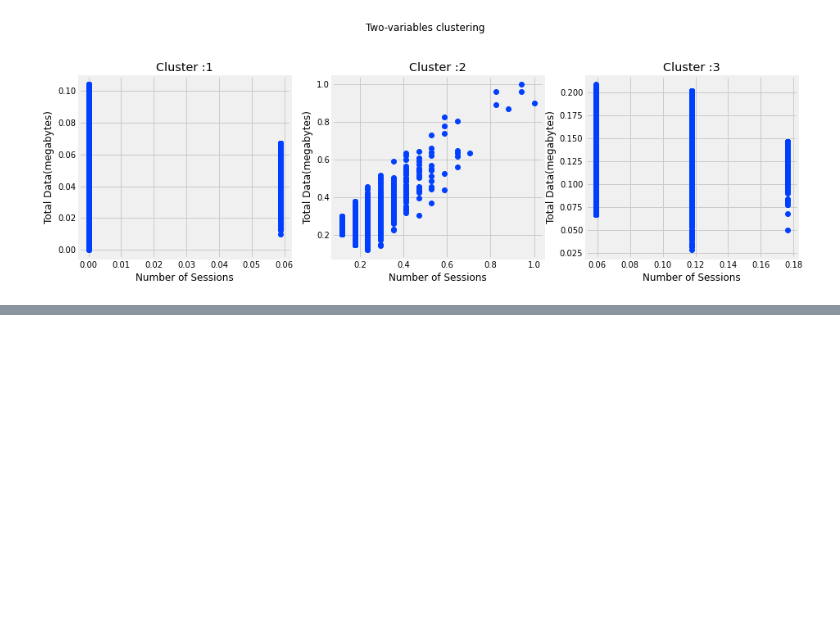
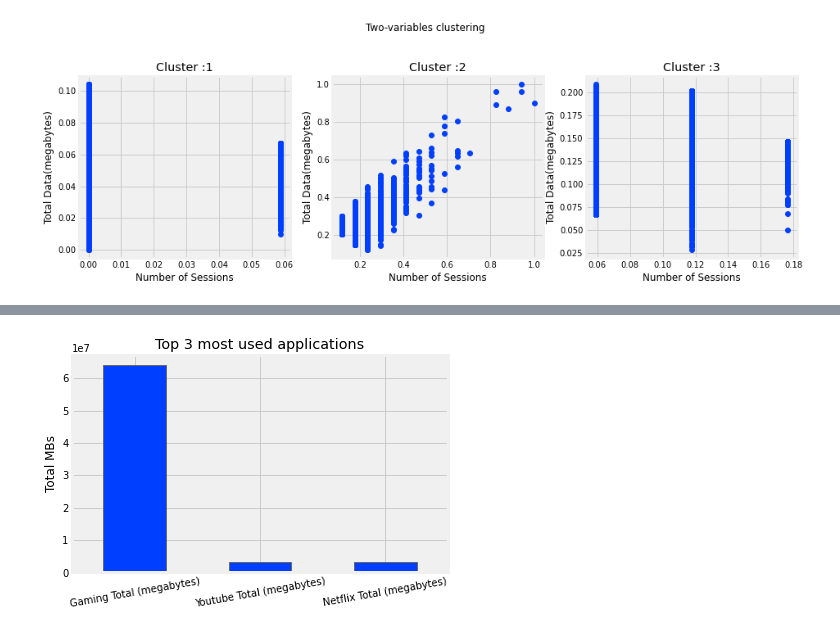
Before and after one commit to fbagire/Telecomm_data_analysis, a Jupyter notebook: data_cleaning.ipynb, the cells around one changed output, grey strips where cells are left out. Cells and saved outputs as stored; diff of their text form; code cells hidden in the pictures; blank space fills up the shorter version.

```diff
--- a/data_cleaning.ipynb
+++ b/data_cleaning.ipynb
@@ -610,0 +680,7 @@ make_clusters(case3df_norm,kmeans3)
+# %%
+users_and_apps=df_second.groupby(by='MSISDN/Number').agg({'Social Media Total (megabytes)': 'sum',
+                                                          'Email Total (megabytes)': 'sum',
+                                                          'Google Total (megabytes)': 'sum',
+                                                          'Youtube Total (megabytes)': 'sum',
+                                                          'Netflix Total (megabytes)': 'sum',
+                                                          'Gaming Total (megabytes)': 'sum'})
@@ -610,0 +785,5 @@ make_clusters(case3df_norm,kmeans3)
+# %%
+_=users_and_apps.agg('sum').sort_values(ascending=False)[:3].plot(kind='bar',rot=10,ylabel='Total MBs')
+_=plt.title('Top 3 most used applicationsb')
+# %% [output]
+[figure, added]
```
Also changed, not shown: parts of 38 cells of this notebook, 1 other file.
